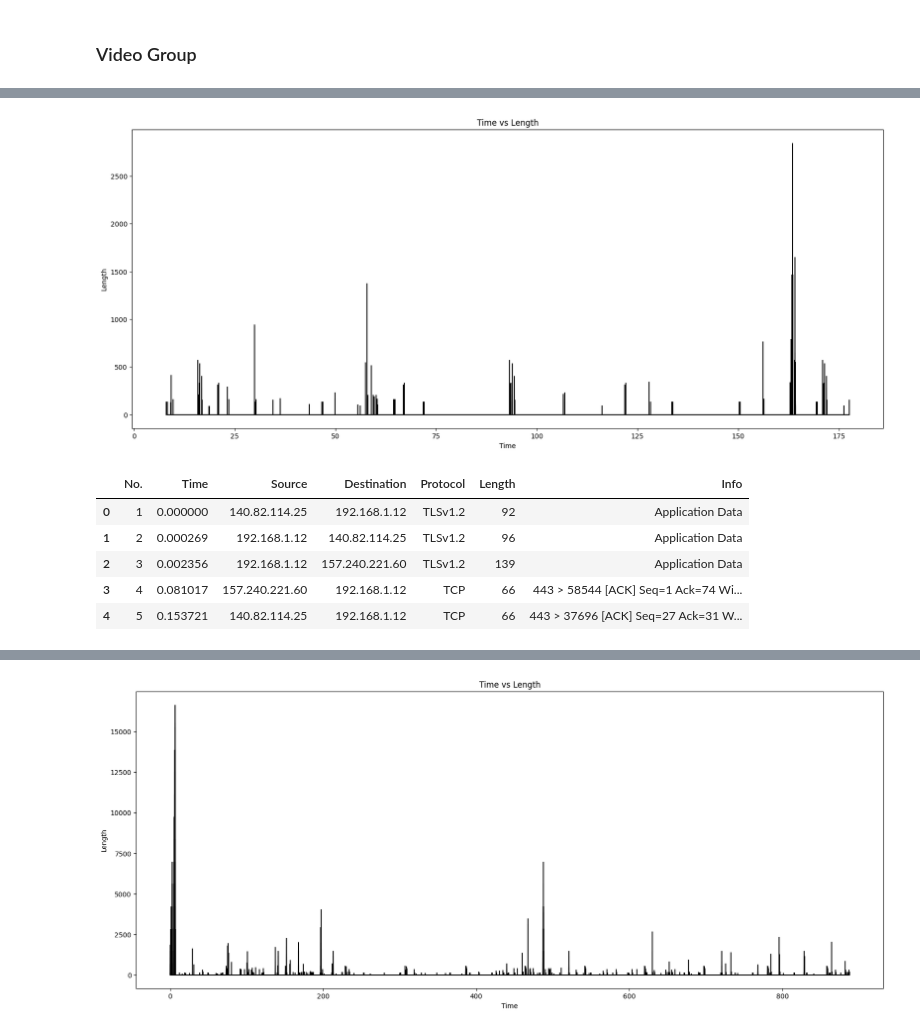
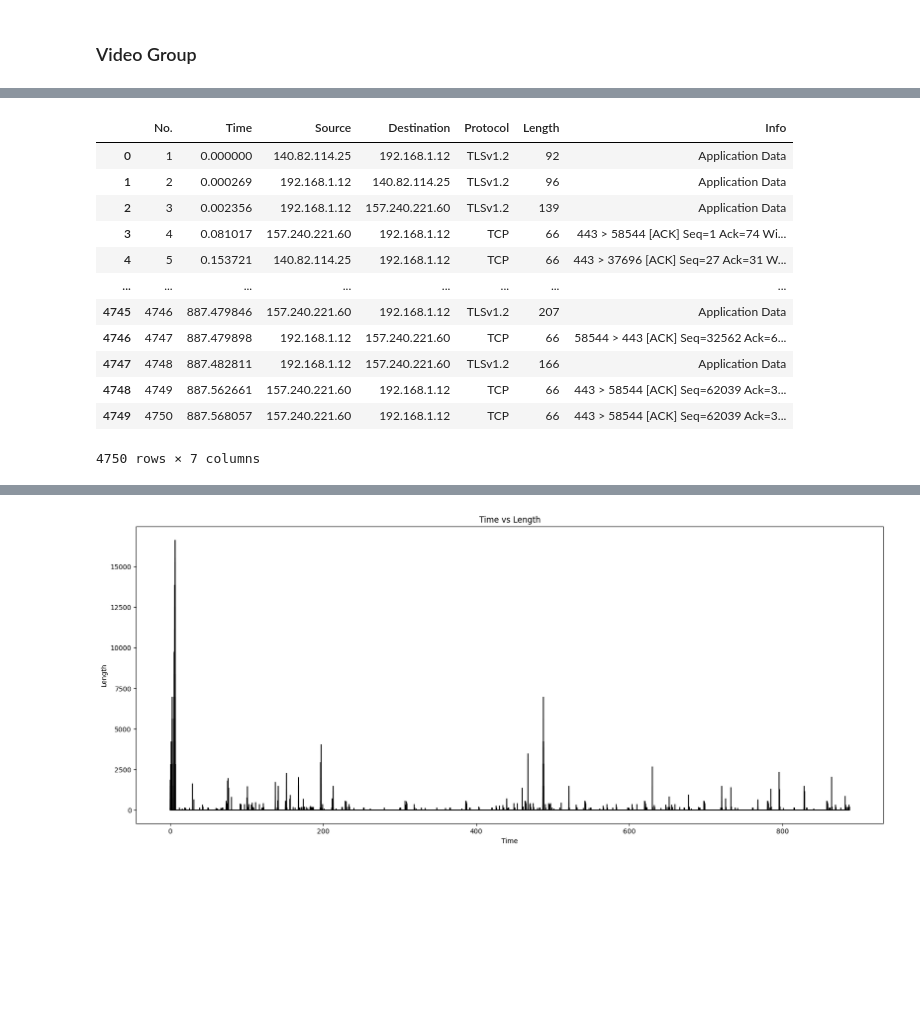
Before and after one commit to NoaAmichai/Computer_networks_final_project, a Jupyter notebook: project.ipynb, the cells around one changed output, grey strips where cells are left out. Saved outputs shown, nothing was run; the diff lists cells and outputs as text; code cells hidden in the pictures; blank space fills up the shorter version.

```diff
--- a/project.ipynb
+++ b/project.ipynb
@@ -75,23 +32,17 @@ Name: Protocol, dtype: int64
-# %%
-video_data_filtered = video_data[video_data['Protocol'].str.contains('TLS')]
-
-time = video_data_filtered['Time']
-len = video_data_filtered['Length']
-plt.figure(figsize=(20,8))
-plt.stem(time, len,linefmt ='black',markerfmt = '', basefmt='black')
-plt.xlabel('Time')
-plt.ylabel('Length')
-plt.title('Time vs Length')
-plt.show()
-# %% [output]
-[figure, removed]
 # %%
-video_data2 = pd.read_csv("video_data2.csv", encoding='latin-1')
-video_data2.head()
+video_data = pd.read_csv("video_data.csv", encoding='latin-1')
+video_data
 # %% [output]
 |  | No. | Time | Source | Destination | Protocol | Length | Info |
 | 0 | 1 | 0.000000 | 140.82.114.25 | 192.168.1.12 | TLSv1.2 | 92 | Application Data |
 | 1 | 2 | 0.000269 | 192.168.1.12 | 140.82.114.25 | TLSv1.2 | 96 | Application Data |
 | 2 | 3 | 0.002356 | 192.168.1.12 | 157.240.221.60 | TLSv1.2 | 139 | Application Data |
 | 3 | 4 | 0.081017 | 157.240.221.60 | 192.168.1.12 | TCP | 66 | 443 > 58544 [ACK] Seq=1 Ack=74 Wi... |
 | 4 | 5 | 0.153721 | 140.82.114.25 | 192.168.1.12 | TCP | 66 | 443 > 37696 [ACK] Seq=27 Ack=31 W... |
+| ... | ... | ... | ... | ... | ... | ... | ... |
+| 4745 | 4746 | 887.479846 | 157.240.221.60 | 192.168.1.12 | TLSv1.2 | 207 | Application Data |
+| 4746 | 4747 | 887.479898 | 192.168.1.12 | 157.240.221.60 | TCP | 66 | 58544 > 443 [ACK] Seq=32562 Ack=6... |
+| 4747 | 4748 | 887.482811 | 192.168.1.12 | 157.240.221.60 | TLSv1.2 | 166 | Application Data |
+| 4748 | 4749 | 887.562661 | 157.240.221.60 | 192.168.1.12 | TCP | 66 | 443 > 58544 [ACK] Seq=62039 Ack=3... |
+| 4749 | 4750 | 887.568057 | 157.240.221.60 | 192.168.1.12 | TCP | 66 | 443 > 58544 [ACK] Seq=62039 Ack=3... |
+4750 rows × 7 columns
```
Also changed, not shown: parts of 24 cells of this notebook, 6 other files.
